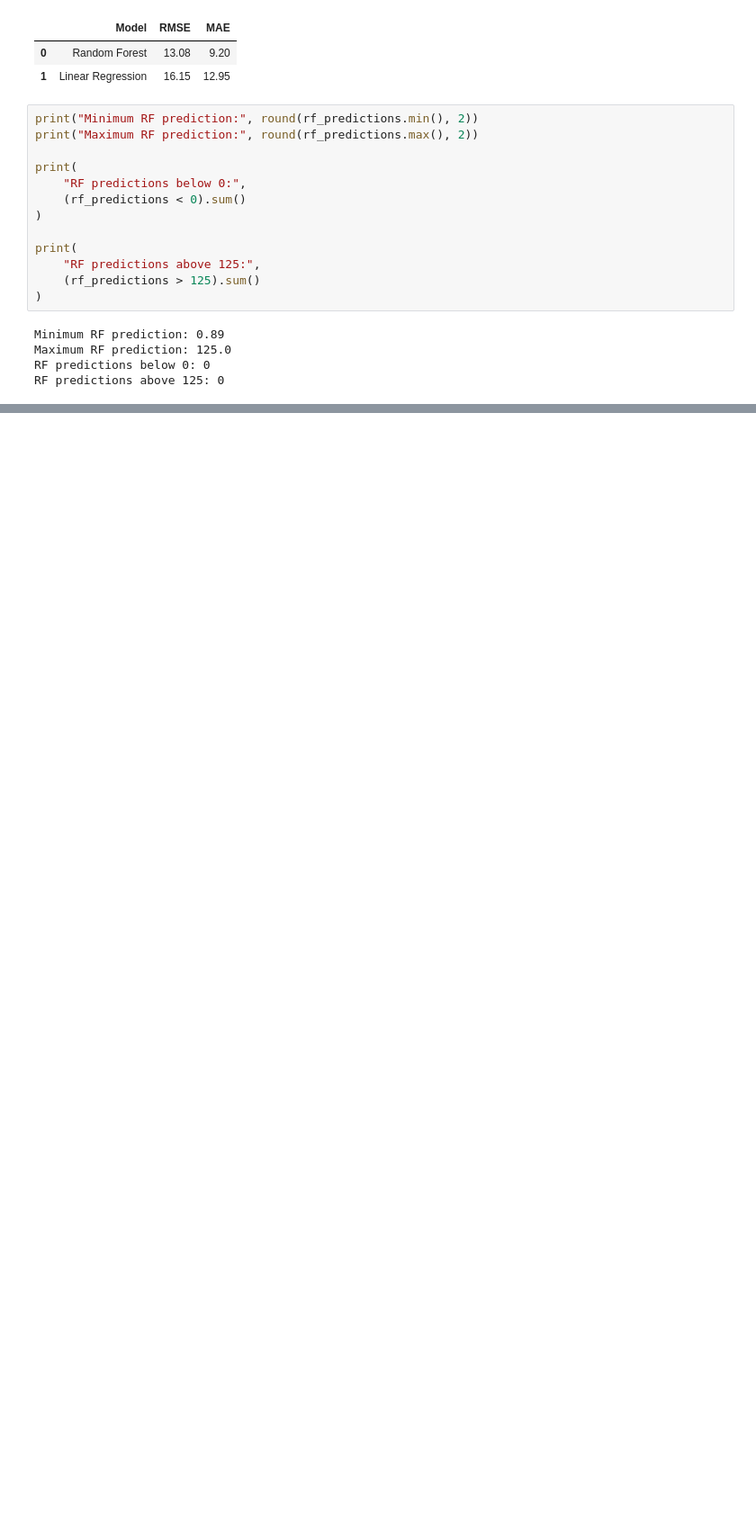
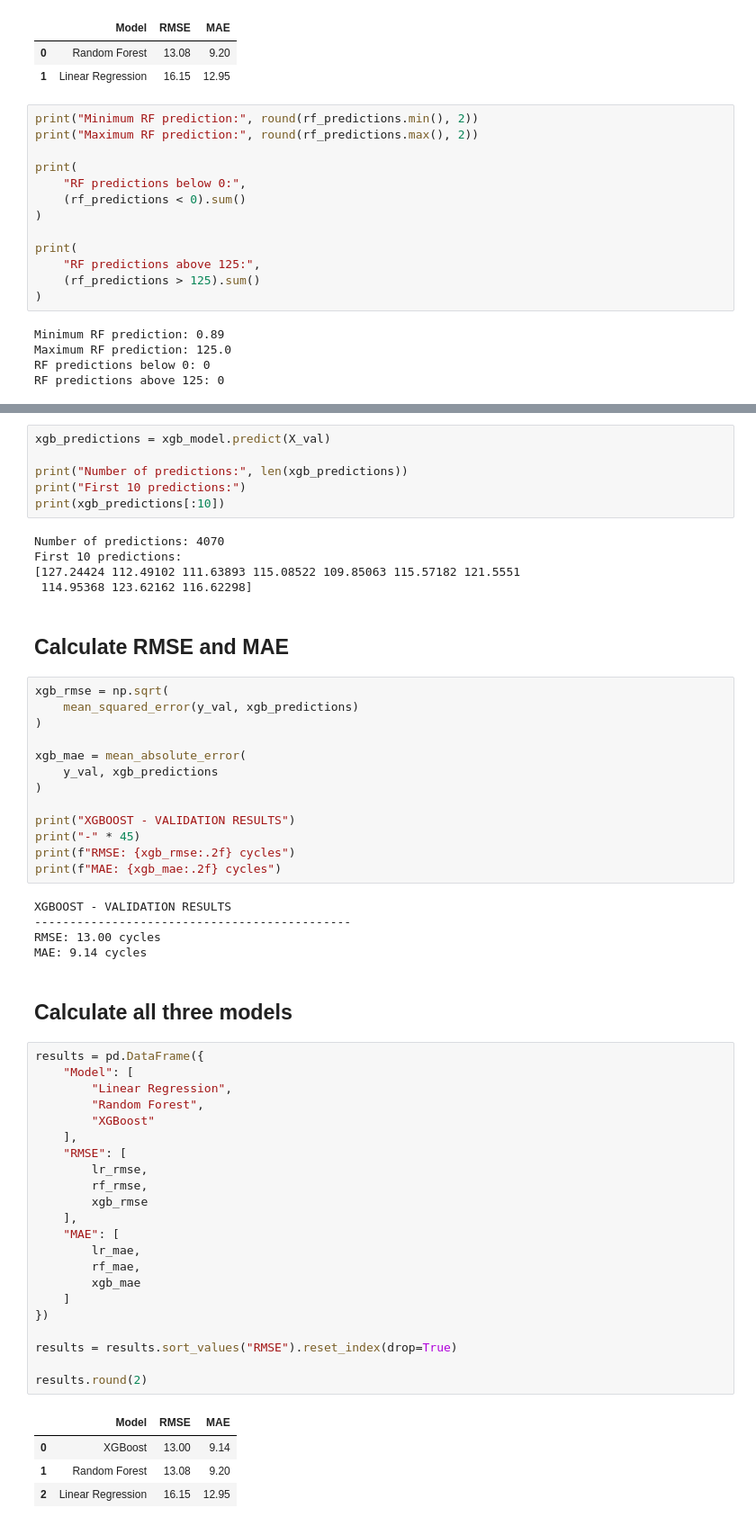
Before and after one commit to Bhav-creator452/predictive-maintenance-analyzer, a Jupyter notebook: notebooks/01_data_understanding.ipynb, the cells around one changed output, grey strips where cells are left out. Shown at 90% size. Cells and saved outputs as stored; diff of their text form; blank space fills up the shorter version.

Commit message:
feat: add XGBoost RUL baseline

```diff
--- a/notebooks/01_data_understanding.ipynb
+++ b/notebooks/01_data_understanding.ipynb
@@ -1217,0 +1249,60 @@ RF predictions above 125: 0
+# %%
+xgb_predictions = xgb_model.predict(X_val)
+
+print("Number of predictions:", len(xgb_predictions))
+print("First 10 predictions:")
+print(xgb_predictions[:10])
+# %% [output]
+Number of predictions: 4070
+First 10 predictions:
+[127.24424 112.49102 111.63893 115.08522 109.85063 115.57182 121.5551
+ 114.95368 123.62162 116.62298]
+# %% [markdown]
+## Calculate RMSE and MAE
+# %%
+xgb_rmse = np.sqrt(
+    mean_squared_error(y_val, xgb_predictions)
+)
+
+xgb_mae = mean_absolute_error(
+    y_val, xgb_predictions
+)
+
+print("XGBOOST - VALIDATION RESULTS")
+print("-" * 45)
+print(f"RMSE: {xgb_rmse:.2f} cycles")
+print(f"MAE: {xgb_mae:.2f} cycles")
+# %% [output]
+XGBOOST - VALIDATION RESULTS
+---------------------------------------------
+RMSE: 13.00 cycles
+MAE: 9.14 cycles
+# %% [markdown]
+## Calculate all three models
+# %%
+results = pd.DataFrame({
+    "Model": [
+        "Linear Regression",
+        "Random Forest",
+        "XGBoost"
+    ],
+    "RMSE": [
+        lr_rmse,
+        rf_rmse,
+        xgb_rmse
+    ],
+    "MAE": [
+        lr_mae,
+        rf_mae,
+        xgb_mae
+    ]
+})
+
+results = results.sort_values("RMSE").reset_index(drop=True)
+
+results.round(2)
+# %% [output]
+|  | Model | RMSE | MAE |
+| 0 | XGBoost | 13.00 | 9.14 |
+| 1 | Random Forest | 13.08 | 9.20 |
+| 2 | Linear Regression | 16.15 | 12.95 |
```
Also changed, not shown: parts of 5 cells of this notebook, 1 other file.
